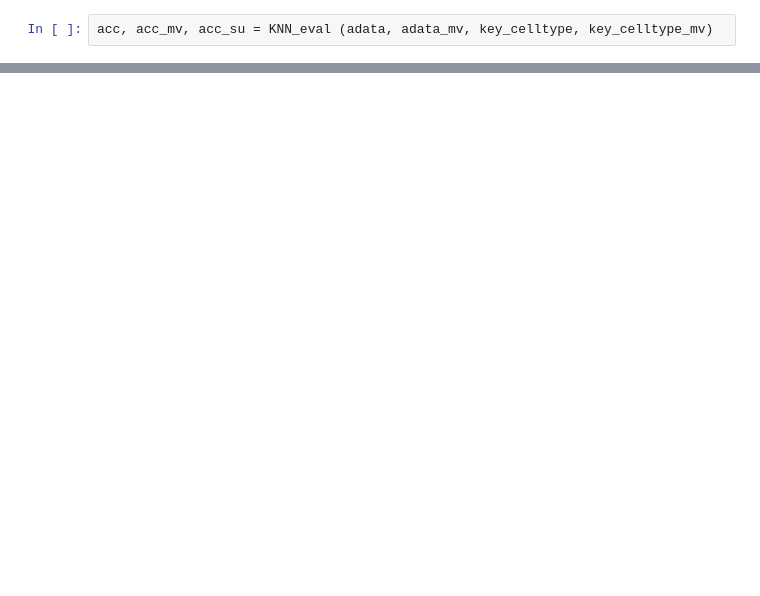
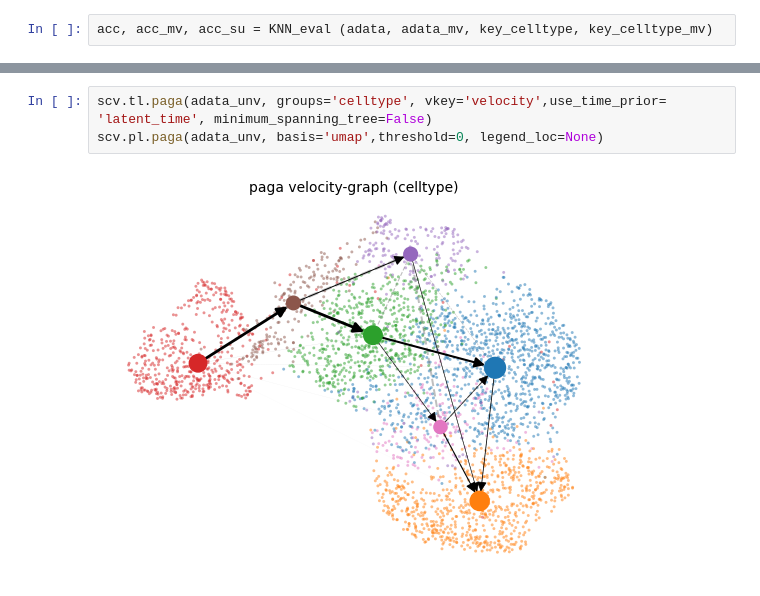
Before and after one commit to StatBiomed/CRAK-Velo, a Jupyter notebook: notebooks/Fig2.ipynb, the cells around one changed output, grey strips where cells are left out. Drawn from its saved outputs; the diff is of its cells as text; blank space fills up the shorter version.

```diff
--- a/notebooks/Fig2.ipynb
+++ b/notebooks/Fig2.ipynb
@@ -131,0 +99,5 @@ plt.legend()
+# %%
+scv.tl.paga(adata_unv, groups='celltype', vkey='velocity',use_time_prior= 'latent_time', minimum_spanning_tree=False)
+scv.pl.paga(adata_unv, basis='umap',threshold=0, legend_loc=None)
+# %% [output]
+[figure, added]
```
Also changed, not shown: parts of 11 cells of this notebook, 13 other files.
